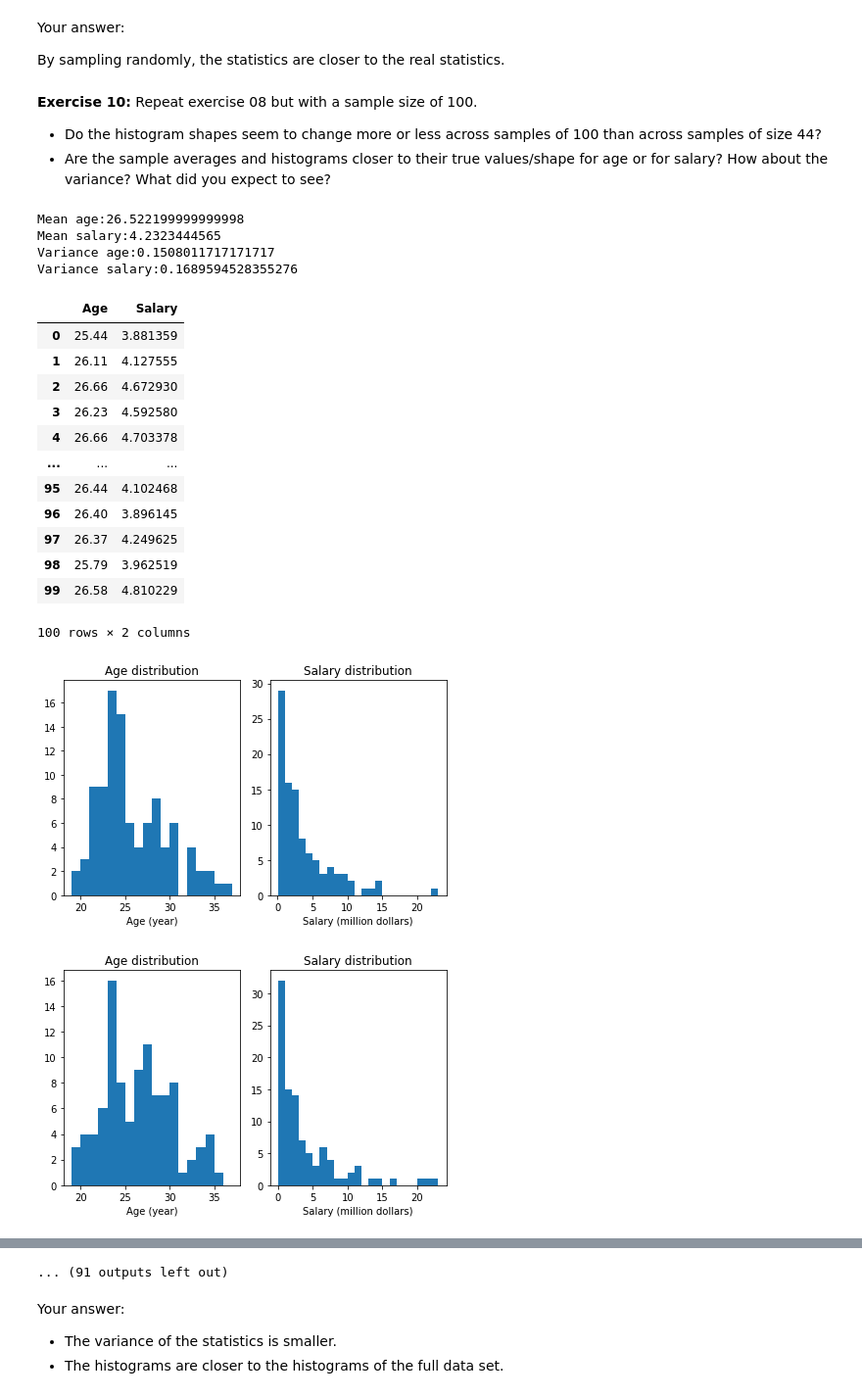
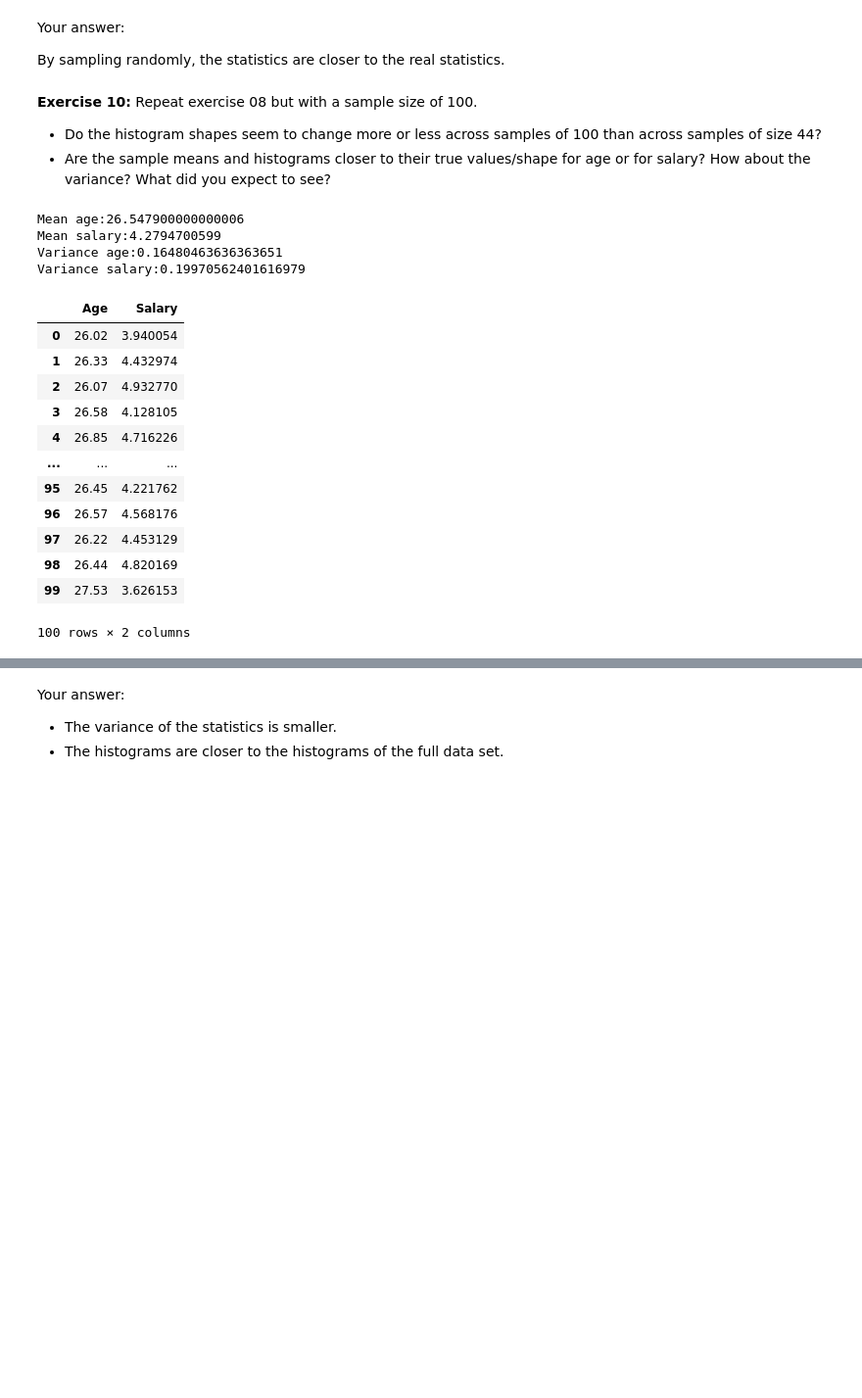
Before and after one commit to Inf2-FDS/FDS-S1-10-randomness-sampling-simulations, a Jupyter notebook: weekS2-02-simulations_cleaned.ipynb, the cells around one changed output, grey strips where cells are left out. Shown: that part at 98% size. Saved outputs shown, nothing was run; the diff lists cells and outputs as text; code cells hidden in the pictures; blank space fills up the shorter version.

```diff
--- a/weekS2-02-simulations_cleaned.ipynb
+++ b/weekS2-02-simulations_cleaned.ipynb
@@ -351,7 +367,7 @@ results = pd.DataFrame(columns=['Age', 'Salary'])
 for i in range(0,100):
     subset = full_data.sample(44, replace=False)
     subset_stats = compute_statistics(subset)
-    results.loc[len(results)] = dict(Age=subset_stats[0], Salary=subset_stats[1])
+    results.loc[i] = dict(Age=subset_stats[0], Salary=subset_stats[1])
 print("Mean age:" + str(results.Age.mean()))
 print("Mean salary:" + str(results.Salary.mean()))
 print("Variance age:" + str(results.Age.var()))
@@ -392,36 +398,34 @@ By sampling randomly, the statistics are closer to the real statistics.
 # %% [markdown]
 **Exercise 10:** Repeat exercise 08 but with a sample size of 100.
 - Do the histogram shapes seem to change more or less across samples of 100 than across samples of size 44?
-- Are the sample averages and histograms closer to their true values/shape for age or for salary? How about the variance? What did you expect to see?
+- Are the sample means and histograms closer to their true values/shape for age or for salary? How about the variance? What did you expect to see?
 # %%
 # Your code
 results = pd.DataFrame(columns=['Age', 'Salary'])
 for i in range(0,100):
     subset = full_data.sample(100, replace=False)
     subset_stats = compute_statistics(subset)
-    results.loc[len(results)] = dict(Age=subset_stats[0], Salary=subset_stats[1])
+    results.loc[i] = dict(Age=subset_stats[0], Salary=subset_stats[1])
 print("Mean age:" + str(results.Age.mean()))
 print("Mean salary:" + str(results.Salary.mean()))
 print("Variance age:" + str(results.Age.var()))
 print("Variance salary:" + str(results.Salary.var()))
 results
 # %% [output]
-Mean age:26.522199999999998
-Mean salary:4.2323444565
-Variance age:0.1508011717171717
-Variance salary:0.1689594528355276
+Mean age:26.547900000000006
+Mean salary:4.2794700599
+Variance age:0.16480463636363651
+Variance salary:0.19970562401616979
 |  | Age | Salary |
-| 0 | 25.44 | 3.881359 |
-| 1 | 26.11 | 4.127555 |
-| 2 | 26.66 | 4.672930 |
-| 3 | 26.23 | 4.592580 |
-| 4 | 26.66 | 4.703378 |
+| 0 | 26.02 | 3.940054 |
+| 1 | 26.33 | 4.432974 |
+| 2 | 26.07 | 4.932770 |
+| 3 | 26.58 | 4.128105 |
+| 4 | 26.85 | 4.716226 |
 | ... | ... | ... |
-| 95 | 26.44 | 4.102468 |
-| 96 | 26.40 | 3.896145 |
-| 97 | 26.37 | 4.249625 |
-| 98 | 25.79 | 3.962519 |
-| 99 | 26.58 | 4.810229 |
+| 95 | 26.45 | 4.221762 |
+| 96 | 26.57 | 4.568176 |
+| 97 | 26.22 | 4.453129 |
+| 98 | 26.44 | 4.820169 |
+| 99 | 27.53 | 3.626153 |
 100 rows × 2 columns
-[figure, removed]
-[figure, removed]
@@ -435,4 +432,3 @@ Variance salary:0.1689594528355276
-... (91 outputs left out)
 # %% [markdown]
 Your answer:
 - The variance of the statistics is smaller.
```
Also changed, not shown: parts of 33 cells of this notebook.
